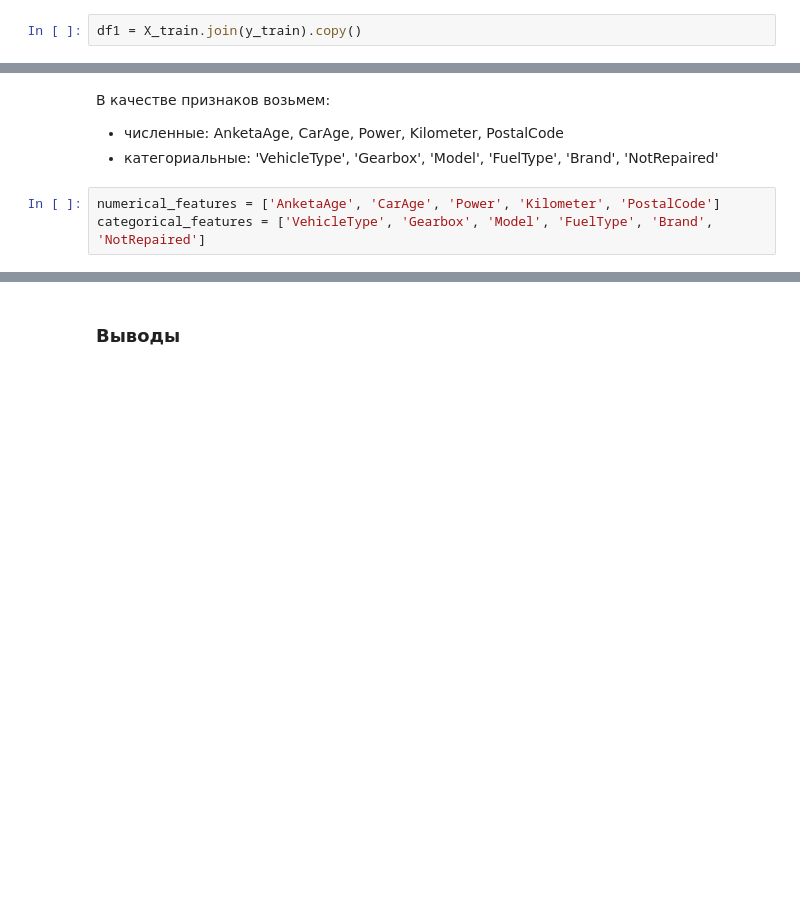
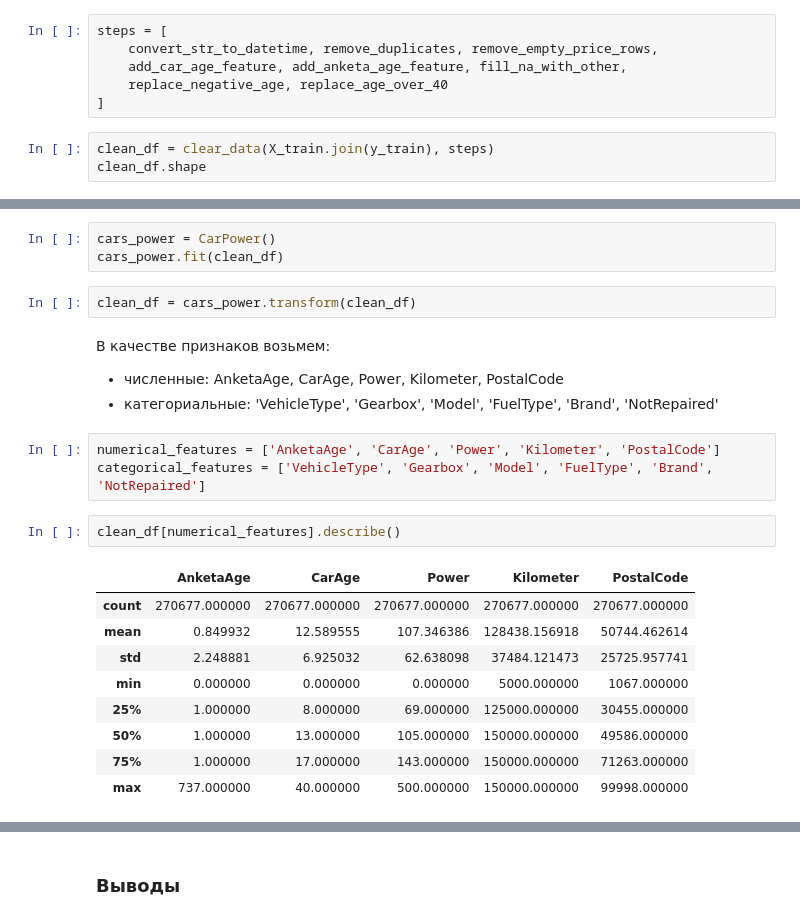
Before and after one commit to dimdasci/yp13-gradient-boosting, a Jupyter notebook: notebooks/yp13-gradient-boosting.ipynb, the cells around one changed output, grey strips where cells are left out. Drawn from its saved outputs; the diff is of its cells as text; blank space fills up the shorter version.

Commit message:
data cleared

```diff
--- a/notebooks/yp13-gradient-boosting.ipynb
+++ b/notebooks/yp13-gradient-boosting.ipynb
@@ -979,2 +956,9 @@ Name: Brand, dtype: object
+# %%
+steps = [
+    convert_str_to_datetime, remove_duplicates, remove_empty_price_rows,
+    add_car_age_feature, add_anketa_age_feature, fill_na_with_other,
+    replace_negative_age, replace_age_over_40
+]
 # %%
-df1 = X_train.join(y_train).copy()
+clean_df = clear_data(X_train.join(y_train), steps)
+clean_df.shape
@@ -989,3 +989,8 @@ df.shape
+# %%
+cars_power = CarPower()
+cars_power.fit(clean_df)
+# %%
+clean_df = cars_power.transform(clean_df)
 # %% [markdown]
 В качестве признаков возьмем:
 - численные: AnketaAge, CarAge, Power, Kilometer, PostalCode
@@ -993,3 +998,15 @@ df.shape
 # %%
 numerical_features = ['AnketaAge', 'CarAge', 'Power', 'Kilometer', 'PostalCode']
 categorical_features = ['VehicleType', 'Gearbox', 'Model', 'FuelType', 'Brand', 'NotRepaired']
+# %%
+clean_df[numerical_features].describe()
+# %% [output]
+|  | AnketaAge | CarAge | Power | Kilometer | PostalCode |
+| count | 270677.000000 | 270677.000000 | 270677.000000 | 270677.000000 | 270677.000000 |
+| mean | 0.849932 | 12.589555 | 107.346386 | 128438.156918 | 50744.462614 |
+| std | 2.248881 | 6.925032 | 62.638098 | 37484.121473 | 25725.957741 |
+| min | 0.000000 | 0.000000 | 0.000000 | 5000.000000 | 1067.000000 |
+| 25% | 1.000000 | 8.000000 | 69.000000 | 125000.000000 | 30455.000000 |
+| 50% | 1.000000 | 13.000000 | 105.000000 | 150000.000000 | 49586.000000 |
+| 75% | 1.000000 | 17.000000 | 143.000000 | 150000.000000 | 71263.000000 |
+| max | 737.000000 | 40.000000 | 500.000000 | 150000.000000 | 99998.000000 |
```
Also changed, not shown: parts of 30 cells of this notebook.
